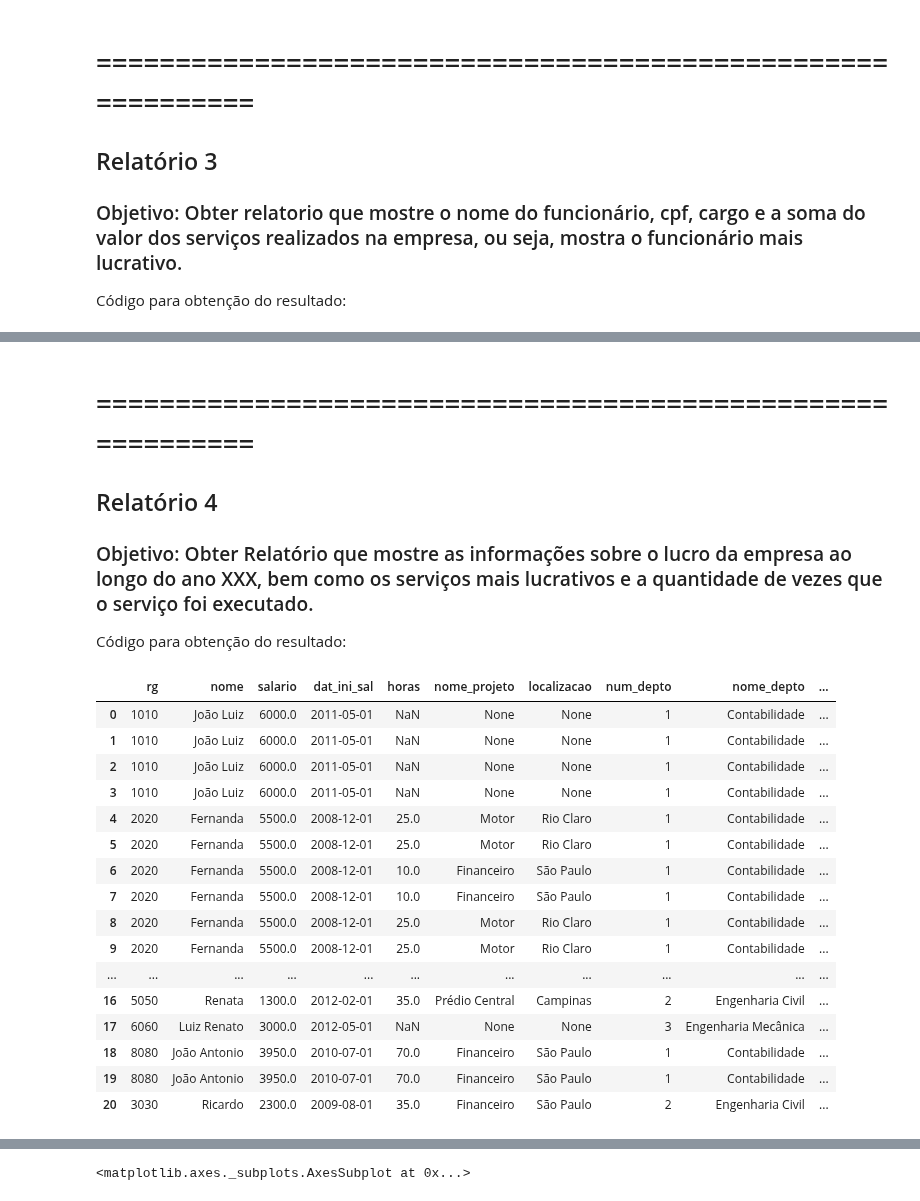
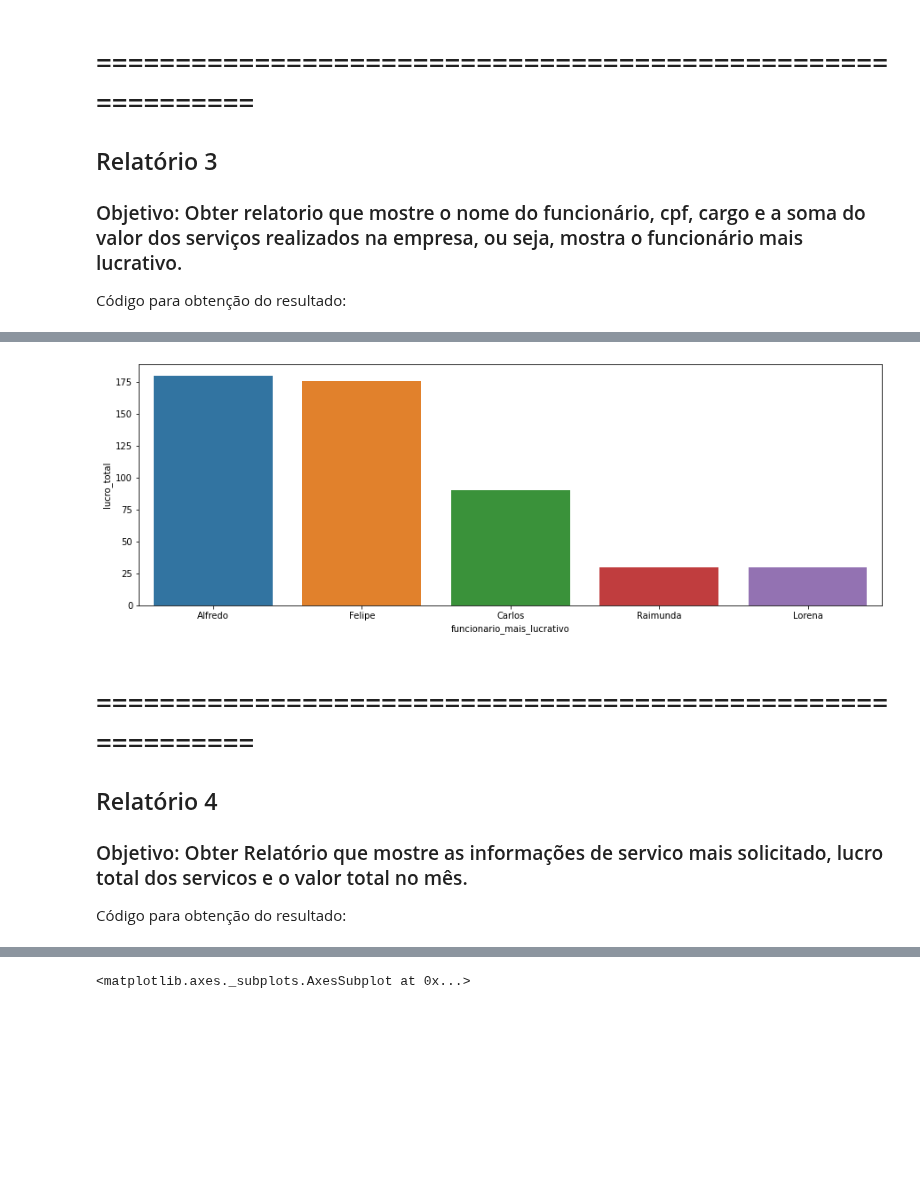
Before and after one commit to Julymusso/Template_Trab_BD1_2020, a Jupyter notebook: BD1_Relatorios_BarbeariaGourmet.ipynb, the cells around one changed output, grey strips where cells are left out. Saved outputs shown, nothing was run; the diff lists cells and outputs as text; code cells hidden in the pictures; blank space fills up the shorter version.

```diff
--- a/BD1_Relatorios_BarbeariaGourmet.ipynb
+++ b/BD1_Relatorios_BarbeariaGourmet.ipynb
@@ -109,0 +84,11 @@ plt.show()
+# %%
+res = pd.read_sql_query(""" SELECT pessoa.nome AS funcionario_mais_lucrativo, pessoa.cpf, funcionario.cargo, SUM(servico.valor) AS lucro_total
+FROM pessoa AS pessoa
+JOIN funcionario AS funcionario ON (pessoa.id_pessoa = funcionario.fk_pessoa_id_pessoa)
+JOIN ordem_servico AS ordem_servico ON (ordem_servico.fk_pessoa_id_pessoa = pessoa.fk_endereco_id_endereco)
+JOIN funcionario_ordem_servico AS funcionario_ordem_servico ON (funcionario_ordem_servico.fk_funcionario_fk_pessoa_id_pessoa = ordem_servico.fk_pessoa_id_pessoa)
+JOIN ordem_servico_servico AS ordem_servico_servico ON (funcionario_ordem_servico.fk_funcionario_fk_pessoa_id_pessoa = ordem_servico_servico.fk_servico_id_servico)
+JOIN servico AS servico ON(servico.id_servico = ordem_servico_servico.fk_servico_id_servico)
+GROUP BY pessoa.nome, pessoa.cpf, funcionario.cargo
+ORDER BY lucro_total DESC """,conn)
+res
@@ -110,44 +102,11 @@ plt.show()
+# %%
+plt.figure(figsize=(15,5));
+sns.barplot(x='funcionario_mais_lucrativo',y='lucro_total',data=res,);
+# %% [output]
+[figure, added]
 # %% [markdown]
 # ============================================================
 ## Relatório 4
-### Objetivo: Obter Relatório que mostre as informações sobre o lucro da empresa ao longo do ano XXX, bem como os serviços mais lucrativos e a quantidade de vezes que o serviço foi executado.
+### Objetivo: Obter Relatório que mostre as informações de servico mais solicitado, lucro total dos servicos e o valor total no mês.
+
 Código para obtenção do resultado:
-# %%
-res = pd.read_sql_query("""
-                           select emp.rg, emp.nome, emp.salario, emp.dat_ini_sal	,
-
-                  ep.horas,  pro.nome as nome_projeto	, pro.localizacao,
-                  depto.numero as num_depto,	depto.nome as nome_depto,
-                  hs.dat_ini_sal ini_hist,	hs.dat_fim_sal, hs.salario as salario_antigo,
-                  dep.codigo as cod_dep,rg_responsavel,	nome_dependente,nascimento,relacao,sexo
-                      from empregado emp
-                      left join empregado_projeto  ep
-                            on (ep.rg_empregado = emp.rg)
-                            left join projeto pro
-                            on (ep.numero_projeto = pro.numero)
-                            left join departamento depto
-                            on (depto.numero = emp.depto)
-                            left join historico_salario hs
-                            on emp.rg=hs.rg
-                            left join dependente dep
-                            on emp.rg=dep.rg_responsavel
-                            """,conn)
-res
-# %% [output]
-|  | rg | nome | salario | dat_ini_sal | horas | nome_projeto | localizacao | num_depto | nome_depto | ... |
-| 0 | 1010 | João Luiz | 6000.0 | 2011-05-01 | NaN | None | None | 1 | Contabilidade | ... |
-| 1 | 1010 | João Luiz | 6000.0 | 2011-05-01 | NaN | None | None | 1 | Contabilidade | ... |
-| 2 | 1010 | João Luiz | 6000.0 | 2011-05-01 | NaN | None | None | 1 | Contabilidade | ... |
-| 3 | 1010 | João Luiz | 6000.0 | 2011-05-01 | NaN | None | None | 1 | Contabilidade | ... |
-| 4 | 2020 | Fernanda | 5500.0 | 2008-12-01 | 25.0 | Motor | Rio Claro | 1 | Contabilidade | ... |
-| 5 | 2020 | Fernanda | 5500.0 | 2008-12-01 | 25.0 | Motor | Rio Claro | 1 | Contabilidade | ... |
-| 6 | 2020 | Fernanda | 5500.0 | 2008-12-01 | 10.0 | Financeiro | São Paulo | 1 | Contabilidade | ... |
-| 7 | 2020 | Fernanda | 5500.0 | 2008-12-01 | 10.0 | Financeiro | São Paulo | 1 | Contabilidade | ... |
-| 8 | 2020 | Fernanda | 5500.0 | 2008-12-01 | 25.0 | Motor | Rio Claro | 1 | Contabilidade | ... |
-| 9 | 2020 | Fernanda | 5500.0 | 2008-12-01 | 25.0 | Motor | Rio Claro | 1 | Contabilidade | ... |
-| ... | ... | ... | ... | ... | ... | ... | ... | ... | ... | ... |
-| 16 | 5050 | Renata | 1300.0 | 2012-02-01 | 35.0 | Prédio Central | Campinas | 2 | Engenharia Civil | ... |
-| 17 | 6060 | Luiz Renato | 3000.0 | 2012-05-01 | NaN | None | None | 3 | Engenharia Mecânica | ... |
-| 18 | 8080 | João Antonio | 3950.0 | 2010-07-01 | 70.0 | Financeiro | São Paulo | 1 | Contabilidade | ... |
-| 19 | 8080 | João Antonio | 3950.0 | 2010-07-01 | 70.0 | Financeiro | São Paulo | 1 | Contabilidade | ... |
-| 20 | 3030 | Ricardo | 2300.0 | 2009-08-01 | 35.0 | Financeiro | São Paulo | 2 | Engenharia Civil | ... |
```
Also changed, not shown: parts of 13 cells of this notebook.
